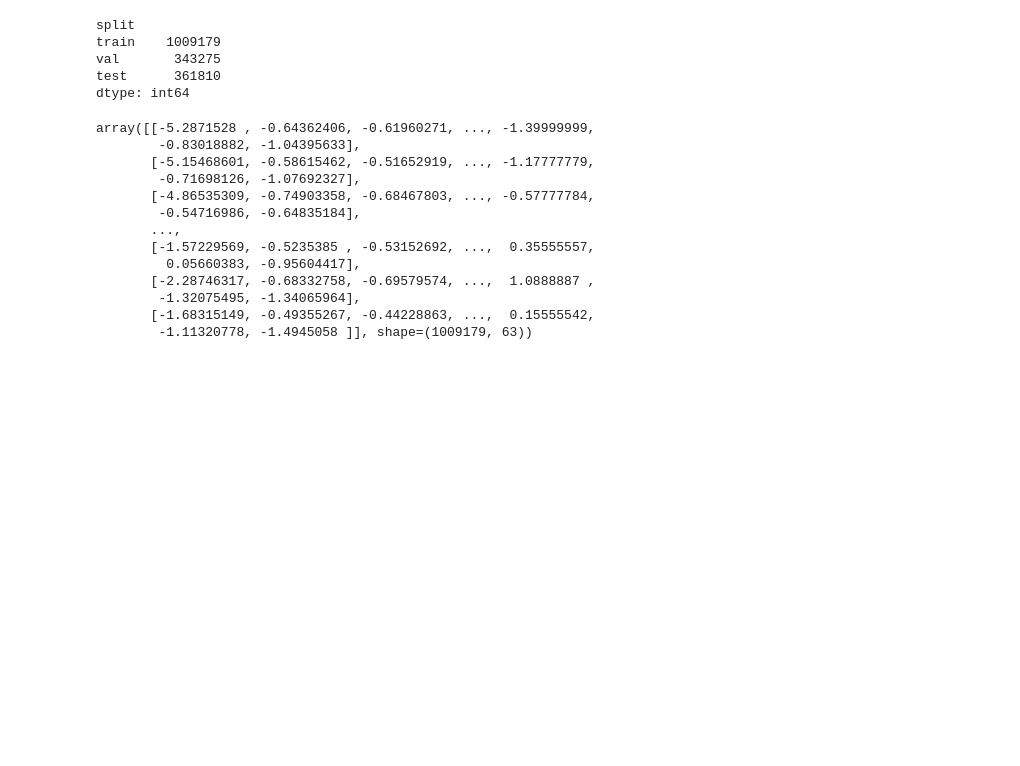
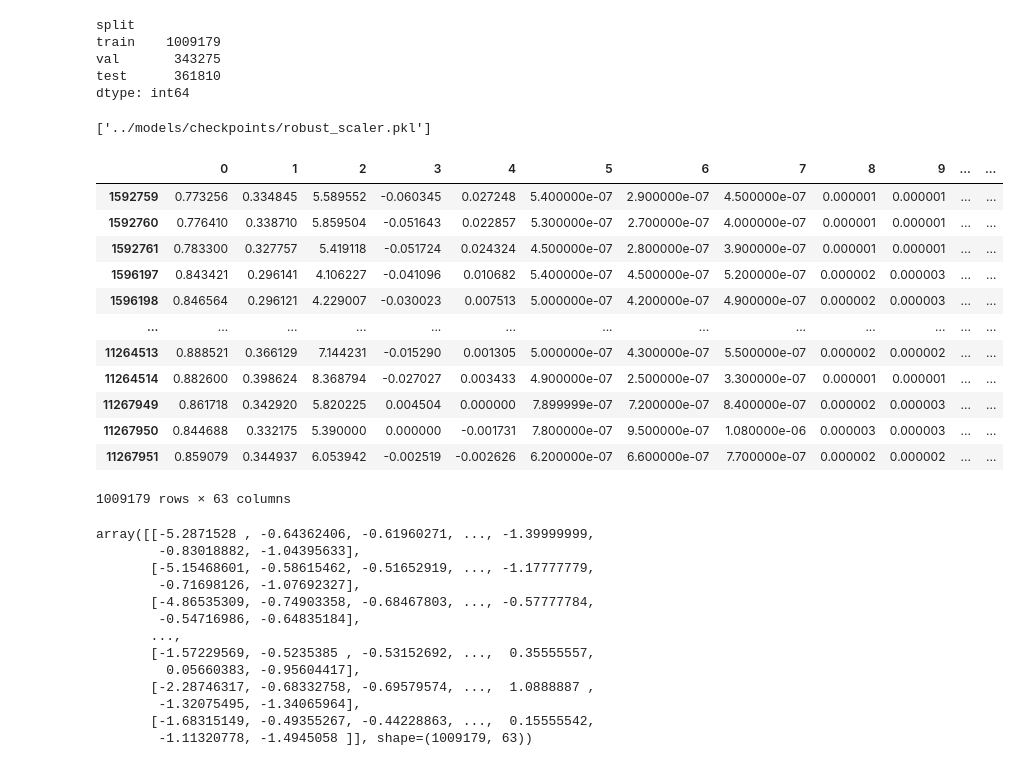
Before and after one commit to johnma96/thesis, a Jupyter notebook: notebooks/304-jmmz-dl-binary-modeling.ipynb, the cells around one changed output. Cells and saved outputs as stored; diff of their text form; code cells hidden in the pictures; blank space fills up the shorter version.

```diff
--- a/notebooks/304-jmmz-dl-binary-modeling.ipynb
+++ b/notebooks/304-jmmz-dl-binary-modeling.ipynb
@@ -959,3 +968,33 @@ X_test_scaled = scaler.transform(X_test)
+# %%
+# -----------------------------
+# 3. Escalado robusto
+# -----------------------------
+scaler = RobustScaler()
+X_train_scaled = scaler.fit_transform(X_train)
+X_val_scaled = scaler.transform(X_val)
+X_test_scaled = scaler.transform(X_test)
+
+# 2. Scaler
+base_joblib_path = "../models/checkpoints/"
+joblib.dump(scaler, base_joblib_path + "robust_scaler.pkl")
+# %% [output]
+['../models/checkpoints/robust_scaler.pkl']
+# %%
+X_train
+# %% [output]
+|  | 0 | 1 | 2 | 3 | 4 | 5 | 6 | 7 | 8 | 9 | ... | ... |
+| 1592759 | 0.773256 | 0.334845 | 5.589552 | -0.060345 | 0.027248 | 5.400000e-07 | 2.900000e-07 | 4.500000e-07 | 0.000001 | 0.000001 | ... | ... |
+| 1592760 | 0.776410 | 0.338710 | 5.859504 | -0.051643 | 0.022857 | 5.300000e-07 | 2.700000e-07 | 4.000000e-07 | 0.000001 | 0.000001 | ... | ... |
+| 1592761 | 0.783300 | 0.327757 | 5.419118 | -0.051724 | 0.024324 | 4.500000e-07 | 2.800000e-07 | 3.900000e-07 | 0.000001 | 0.000001 | ... | ... |
+| 1596197 | 0.843421 | 0.296141 | 4.106227 | -0.041096 | 0.010682 | 5.400000e-07 | 4.500000e-07 | 5.200000e-07 | 0.000002 | 0.000003 | ... | ... |
+| 1596198 | 0.846564 | 0.296121 | 4.229007 | -0.030023 | 0.007513 | 5.000000e-07 | 4.200000e-07 | 4.900000e-07 | 0.000002 | 0.000003 | ... | ... |
+| ... | ... | ... | ... | ... | ... | ... | ... | ... | ... | ... | ... | ... |
+| 11264513 | 0.888521 | 0.366129 | 7.144231 | -0.015290 | 0.001305 | 5.000000e-07 | 4.300000e-07 | 5.500000e-07 | 0.000002 | 0.000002 | ... | ... |
+| 11264514 | 0.882600 | 0.398624 | 8.368794 | -0.027027 | 0.003433 | 4.900000e-07 | 2.500000e-07 | 3.300000e-07 | 0.000001 | 0.000001 | ... | ... |
+| 11267949 | 0.861718 | 0.342920 | 5.820225 | 0.004504 | 0.000000 | 7.899999e-07 | 7.200000e-07 | 8.400000e-07 | 0.000002 | 0.000003 | ... | ... |
+| 11267950 | 0.844688 | 0.332175 | 5.390000 | 0.000000 | -0.001731 | 7.800000e-07 | 9.500000e-07 | 1.080000e-06 | 0.000003 | 0.000003 | ... | ... |
+| 11267951 | 0.859079 | 0.344937 | 6.053942 | -0.002519 | -0.002626 | 6.200000e-07 | 6.600000e-07 | 7.700000e-07 | 0.000002 | 0.000002 | ... | ... |
+1009179 rows × 63 columns
 # %%
 X_train_scaled
 # %% [output]
```
Also changed, not shown: parts of 32 cells of this notebook, 1 other file.
